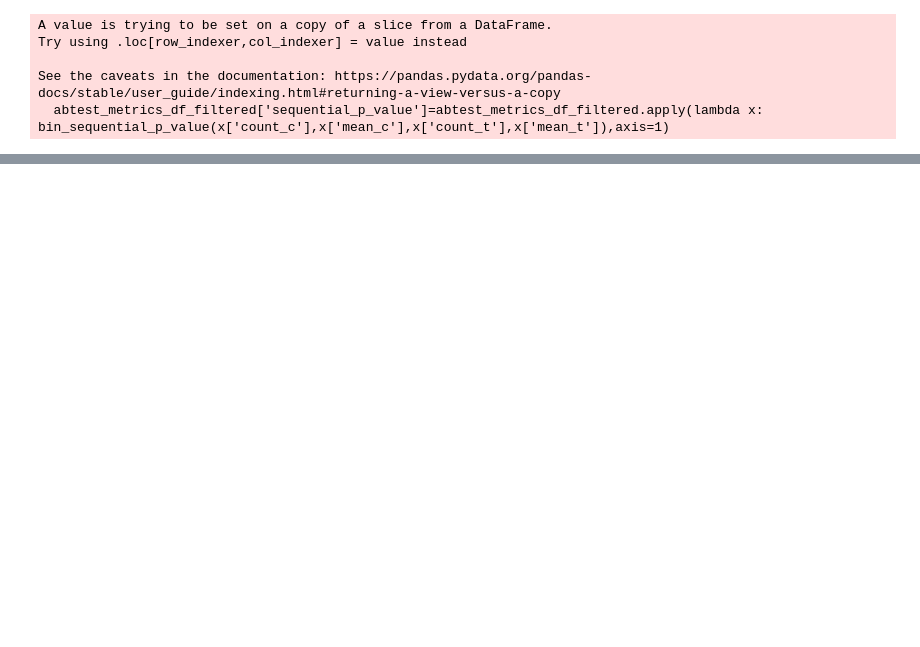
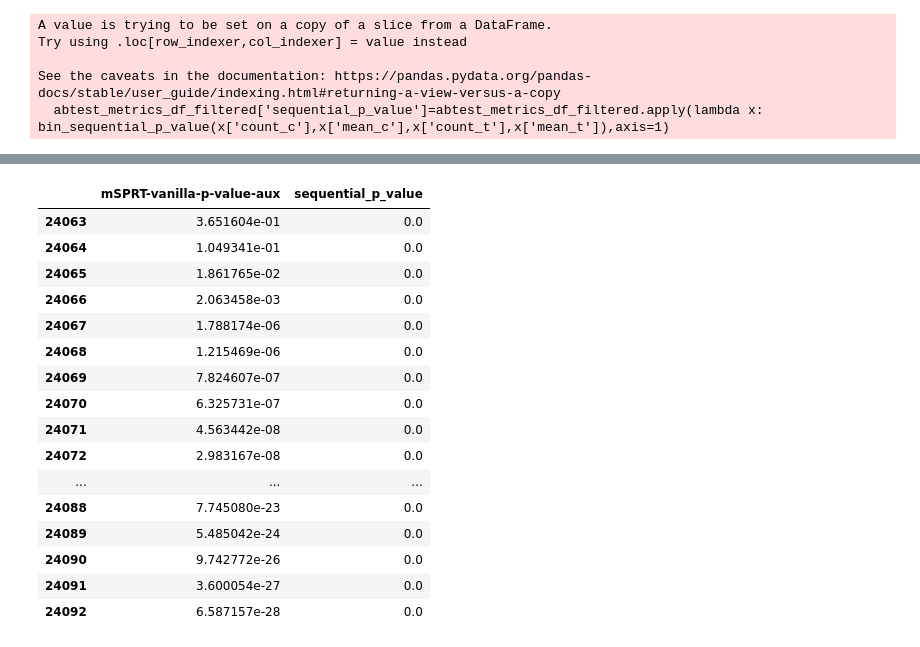
Before and after one commit to madanmohan-venkatesan/notebooks, a Jupyter notebook: sequential_testing_for_count_and_countinuous_data_using_ASOS_dataset.ipynb, the cells around one changed output, grey strips where cells are left out. Cells and saved outputs as stored; diff of their text form; code cells hidden in the pictures; blank space fills up the shorter version.

```diff
--- a/sequential_testing_for_count_and_countinuous_data_using_ASOS_dataset.ipynb
+++ b/sequential_testing_for_count_and_countinuous_data_using_ASOS_dataset.ipynb
@@ -258,0 +347,20 @@ plt.show()
+# %%
+abtest_metrics_df_filtered[['mSPRT-vanilla-p-value-aux','sequential_p_value']]
+# %% [output]
+|  | mSPRT-vanilla-p-value-aux | sequential_p_value |
+| 24063 | 3.651604e-01 | 0.0 |
+| 24064 | 1.049341e-01 | 0.0 |
+| 24065 | 1.861765e-02 | 0.0 |
+| 24066 | 2.063458e-03 | 0.0 |
+| 24067 | 1.788174e-06 | 0.0 |
+| 24068 | 1.215469e-06 | 0.0 |
+| 24069 | 7.824607e-07 | 0.0 |
+| 24070 | 6.325731e-07 | 0.0 |
+| 24071 | 4.563442e-08 | 0.0 |
+| 24072 | 2.983167e-08 | 0.0 |
+| ... | ... | ... |
+| 24088 | 7.745080e-23 | 0.0 |
+| 24089 | 5.485042e-24 | 0.0 |
+| 24090 | 9.742772e-26 | 0.0 |
+| 24091 | 3.600054e-27 | 0.0 |
+| 24092 | 6.587157e-28 | 0.0 |
```
Also changed, not shown: parts of 11 cells of this notebook.
